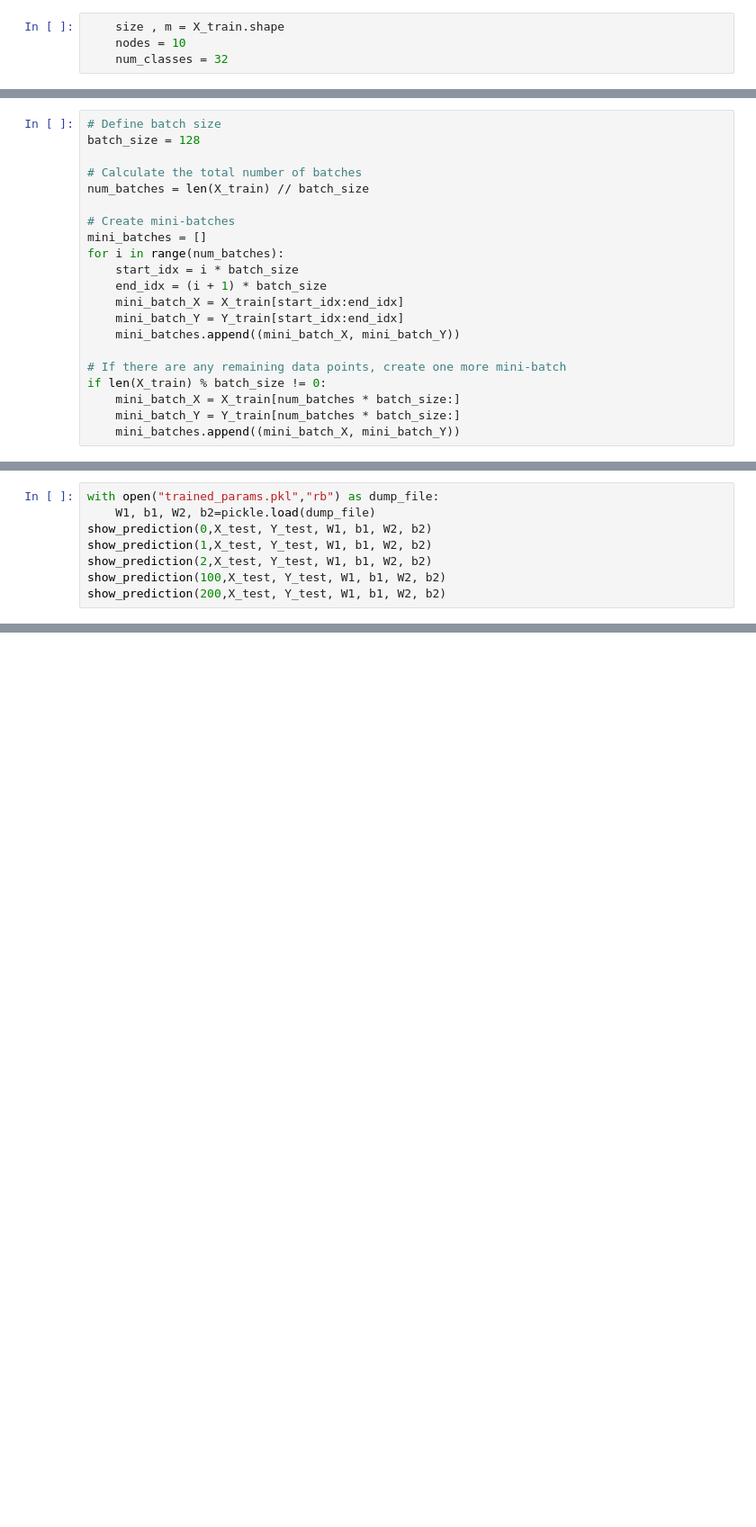
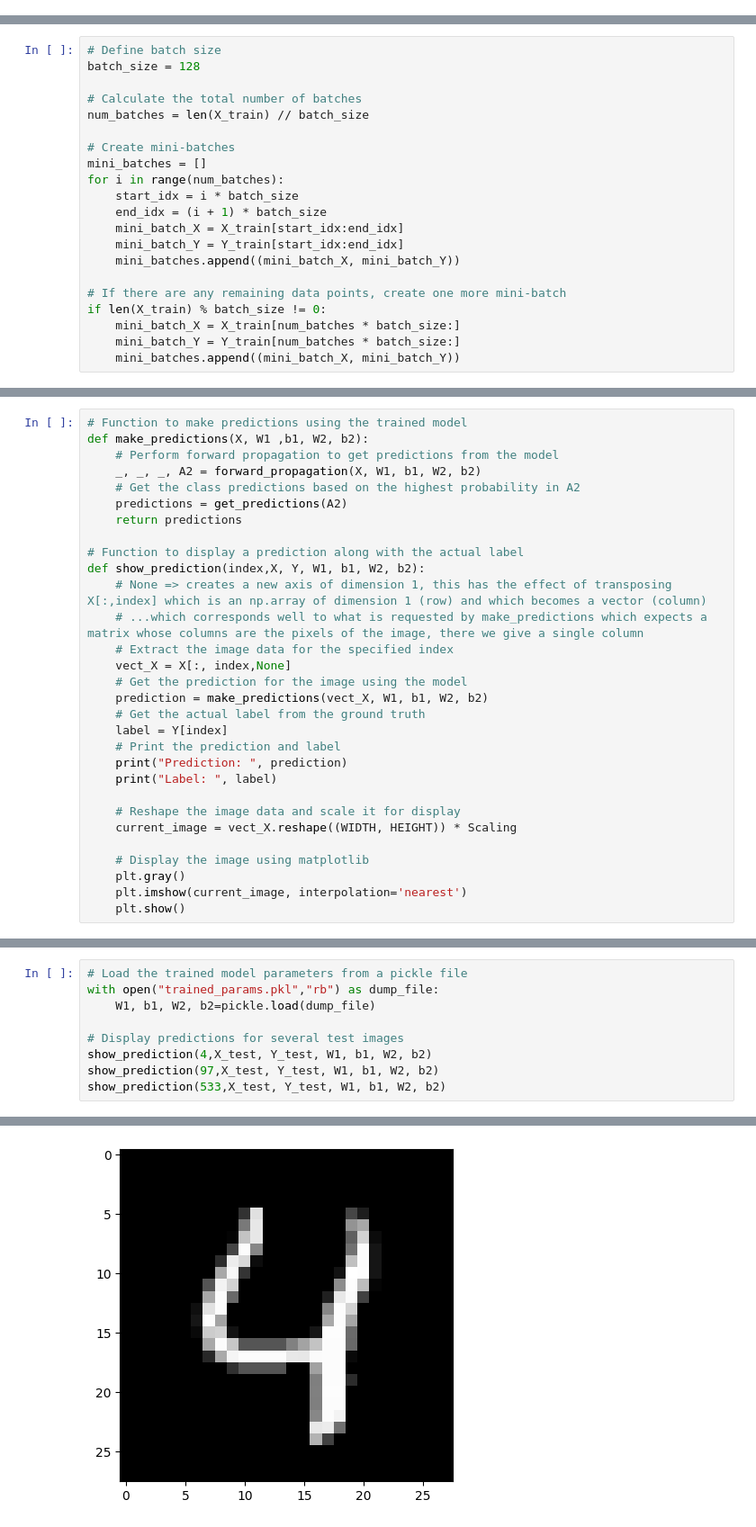
Before and after one commit to armaanchowdhry/ocr-digits, a Jupyter notebook: ocr-number-mnist-maths.ipynb, the cells around one changed output, grey strips where cells are left out. Shown at 90% size. Drawn from its saved outputs; the diff is of its cells as text; blank space fills up the shorter version.

```diff
--- a/ocr-number-mnist-maths.ipynb
+++ b/ocr-number-mnist-maths.ipynb
@@ -42,4 +22,0 @@ X_train.shape, X_test.shape
-# %%
-    size , m = X_train.shape
-    nodes = 10
-    num_classes = 32
@@ -172 +137,31 @@ def show_prediction(index,X, Y, W1, b1, W2, b2):
+# %%
+# Function to make predictions using the trained model
+def make_predictions(X, W1 ,b1, W2, b2):
+    # Perform forward propagation to get predictions from the model
+    _, _, _, A2 = forward_propagation(X, W1, b1, W2, b2)
+    # Get the class predictions based on the highest probability in A2
+    predictions = get_predictions(A2)
+    return predictions
+
+# Function to display a prediction along with the actual label
+def show_prediction(index,X, Y, W1, b1, W2, b2):
+    # None => creates a new axis of dimension 1, this has the effect of transposing X[:,index] which is an np.array of dimension 1 (row) and which becomes a vector (column)
+    # ...which corresponds well to what is requested by make_predictions which expects a matrix whose columns are the pixels of the image, there we give a single column
+    # Extract the image data for the specified index
+    vect_X = X[:, index,None]
+    # Get the prediction for the image using the model
+    prediction = make_predictions(vect_X, W1, b1, W2, b2)
+    # Get the actual label from the ground truth
+    label = Y[index]
+    # Print the prediction and label
+    print("Prediction: ", prediction)
+    print("Label: ", label)
+
+    # Reshape the image data and scale it for display
+    current_image = vect_X.reshape((WIDTH, HEIGHT)) * Scaling
+
+    # Display the image using matplotlib
+    plt.gray()
+    plt.imshow(current_image, interpolation='nearest')
+    plt.show()
 # %%
@@ -176,8 +203,10 @@ with open("trained_params.pkl","wb") as dump_file:
 # %%
+# Load the trained model parameters from a pickle file
 with open("trained_params.pkl","rb") as dump_file:
     W1, b1, W2, b2=pickle.load(dump_file)
-show_prediction(0,X_test, Y_test, W1, b1, W2, b2)
-show_prediction(1,X_test, Y_test, W1, b1, W2, b2)
-show_prediction(2,X_test, Y_test, W1, b1, W2, b2)
-show_prediction(100,X_test, Y_test, W1, b1, W2, b2)
-show_prediction(200,X_test, Y_test, W1, b1, W2, b2)
+
+# Display predictions for several test images
+show_prediction(4,X_test, Y_test, W1, b1, W2, b2)
+show_prediction(97,X_test, Y_test, W1, b1, W2, b2)
+show_prediction(533,X_test, Y_test, W1, b1, W2, b2)
+# %% [output]
@@ -183,0 +215 @@ show_prediction(200,X_test, Y_test, W1, b1, W2, b2)
+[figure, added]
```
Also changed, not shown: parts of 11 cells of this notebook.
